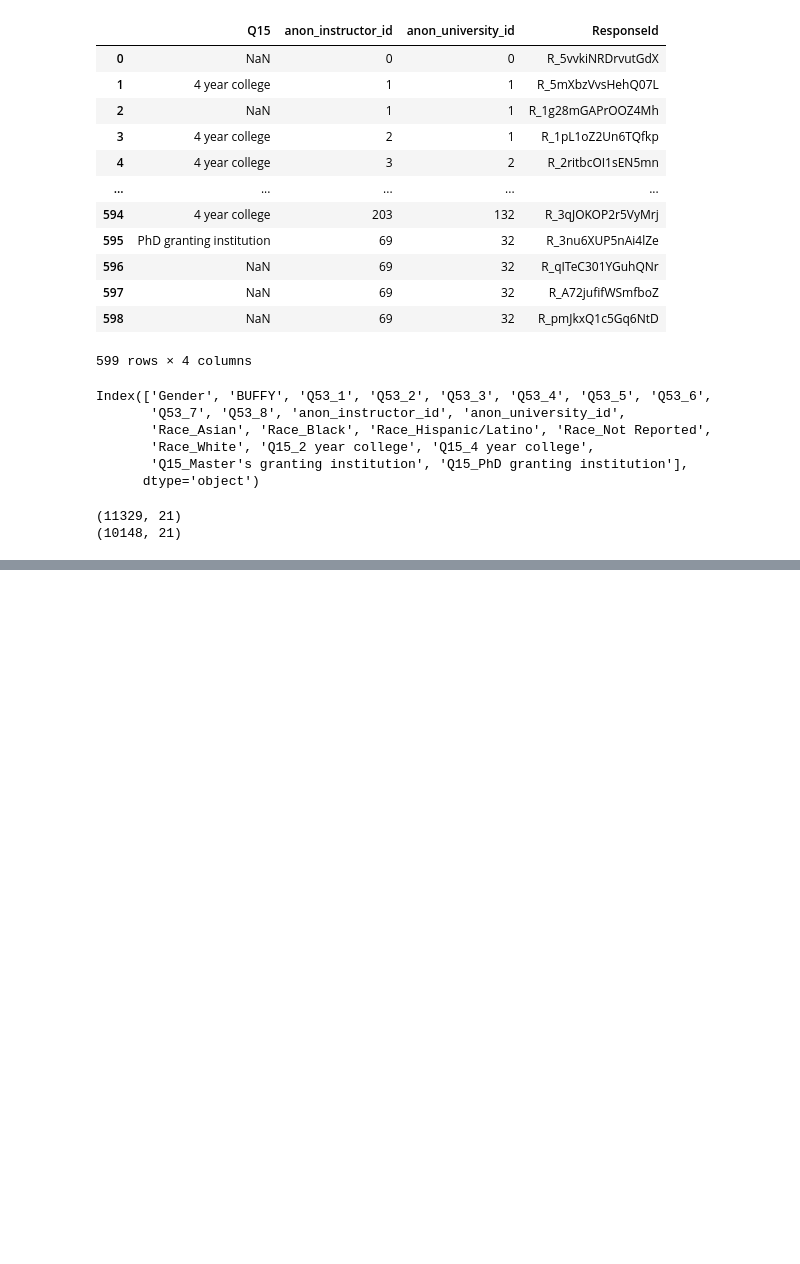
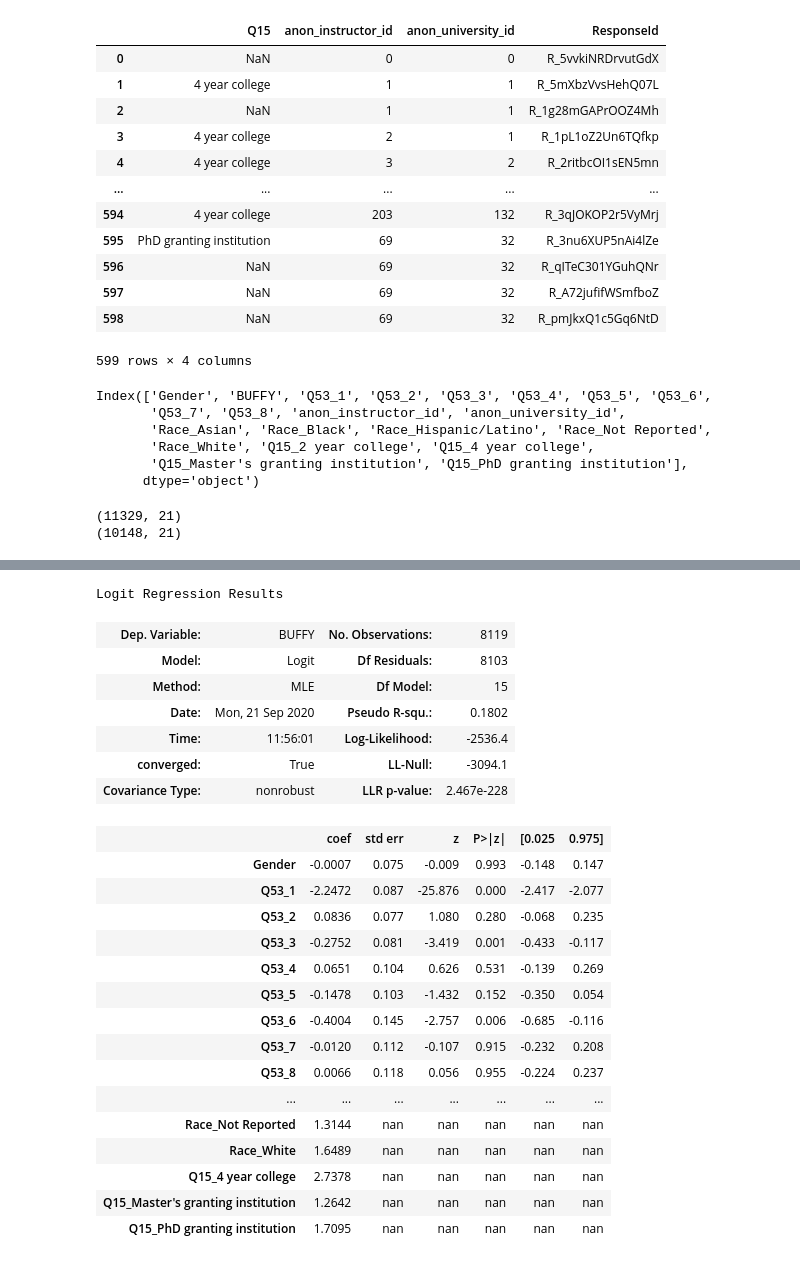
Before and after one commit to Lewandowski-Labs-PER/eclass-public, a Jupyter notebook: buffy_v_intro_kfold.ipynb, the cells around one changed output, grey strips where cells are left out. Saved outputs shown, nothing was run; the diff lists cells and outputs as text; code cells hidden in the pictures; blank space fills up the shorter version.

```diff
--- a/buffy_v_intro_kfold.ipynb
+++ b/buffy_v_intro_kfold.ipynb
@@ -265,0 +301,27 @@ fig.savefig('roc.pdf', bbox_inches='tight')
+# %%
+logit_res.summary()
+# %% [output]
+Logit Regression Results
+| Dep. Variable: | BUFFY | No. Observations: | 8119 |
+| Model: | Logit | Df Residuals: | 8103 |
+| Method: | MLE | Df Model: | 15 |
+| Date: | Mon, 21 Sep 2020 | Pseudo R-squ.: | 0.1802 |
+| Time: | 11:56:01 | Log-Likelihood: | -2536.4 |
+| converged: | True | LL-Null: | -3094.1 |
+| Covariance Type: | nonrobust | LLR p-value: | 2.467e-228 |
+|  | coef | std err | z | P>|z| | [0.025 | 0.975] |
+| Gender | -0.0007 | 0.075 | -0.009 | 0.993 | -0.148 | 0.147 |
+| Q53_1 | -2.2472 | 0.087 | -25.876 | 0.000 | -2.417 | -2.077 |
+| Q53_2 | 0.0836 | 0.077 | 1.080 | 0.280 | -0.068 | 0.235 |
+| Q53_3 | -0.2752 | 0.081 | -3.419 | 0.001 | -0.433 | -0.117 |
+| Q53_4 | 0.0651 | 0.104 | 0.626 | 0.531 | -0.139 | 0.269 |
+| Q53_5 | -0.1478 | 0.103 | -1.432 | 0.152 | -0.350 | 0.054 |
+| Q53_6 | -0.4004 | 0.145 | -2.757 | 0.006 | -0.685 | -0.116 |
+| Q53_7 | -0.0120 | 0.112 | -0.107 | 0.915 | -0.232 | 0.208 |
+| Q53_8 | 0.0066 | 0.118 | 0.056 | 0.955 | -0.224 | 0.237 |
+| ... | ... | ... | ... | ... | ... | ... |
+| Race_Not Reported | 1.3144 | nan | nan | nan | nan | nan |
+| Race_White | 1.6489 | nan | nan | nan | nan | nan |
+| Q15_4 year college | 2.7378 | nan | nan | nan | nan | nan |
+| Q15_Master's granting institution | 1.2642 | nan | nan | nan | nan | nan |
+| Q15_PhD granting institution | 1.7095 | nan | nan | nan | nan | nan |
```
Also changed, not shown: parts of 29 cells of this notebook, 4 other files.
